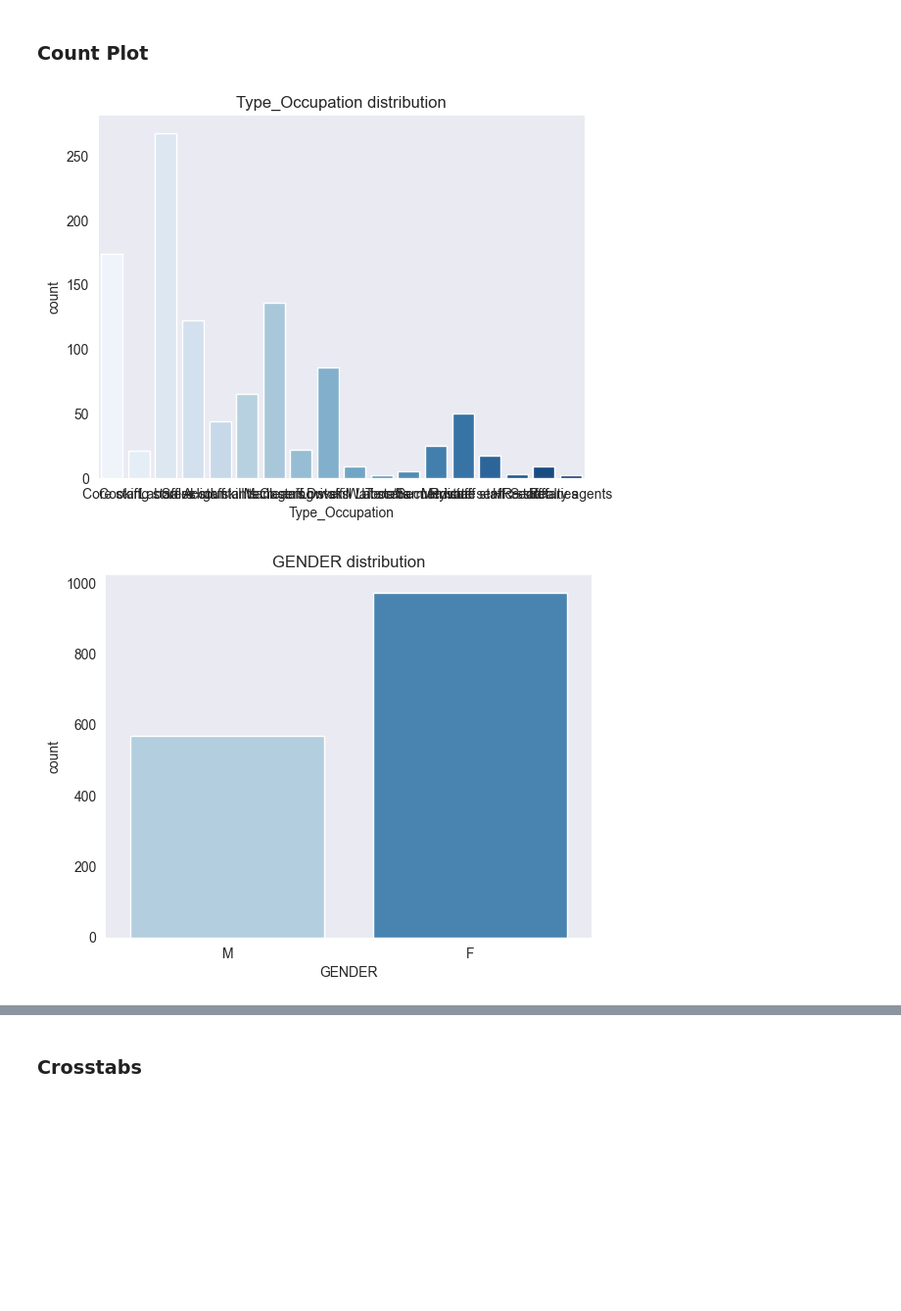
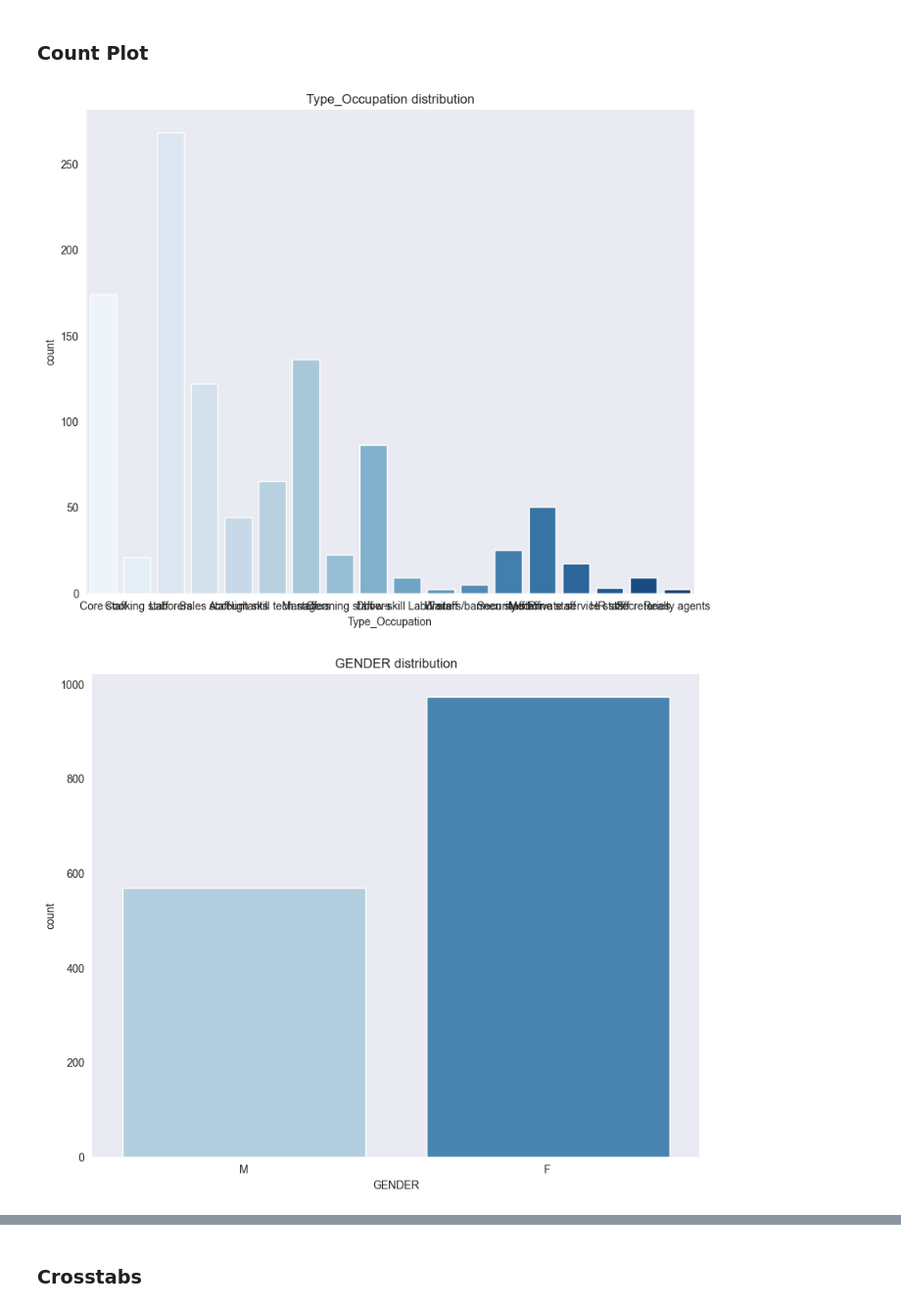
Before and after one commit to DerekSanchez/250419-Credit-Card-Approval-Prediction, a Jupyter notebook: notebook/EDA.ipynb, the cells around one changed output, grey strips where cells are left out. Shown at 98% size. Drawn from its saved outputs; the diff is of its cells as text; code cells hidden in the pictures; blank space fills up the shorter version.

```diff
--- a/notebook/EDA.ipynb
+++ b/notebook/EDA.ipynb
@@ -471,15 +473,16 @@ Unique values: 5
 ### Count Plot
 # %%
 for col in relevant_cat_cols:
+    plt.figure(figsize = (10, 8))
     sns.countplot(x = col, data = df, palette = 'Blues', hue = col, legend= False)
     plt.title(f'{col} distribution')
 
     plt.gca().spines['top'].set_visible(False)
     plt.gca().spines['right'].set_visible(False)
     plt.gca().spines['left'].set_visible(False)
     plt.gca().spines['bottom'].set_visible(False)
 
     plt.show()
 # %% [output]
-[figure, old version]
+[figure, new version]
-[figure, old version]
+[figure, new version]
```
Also changed, not shown: parts of 16 cells of this notebook.
